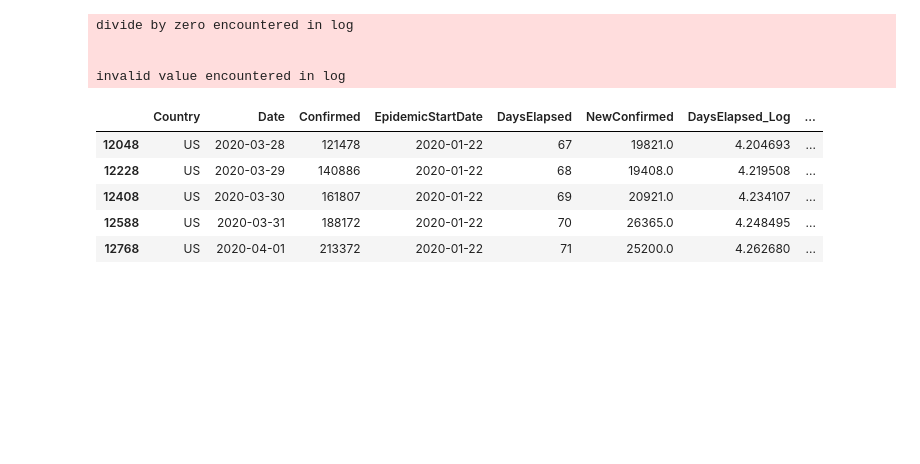
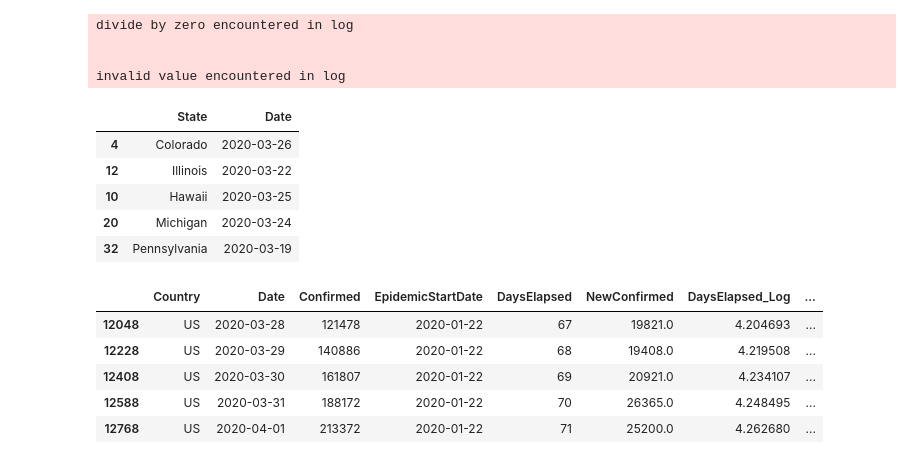
Before and after one commit to ishaandey/covid-19, a Jupyter notebook: covid_viz.ipynb, the cells around one changed output. Saved outputs shown, nothing was run; the diff lists cells and outputs as text; code cells hidden in the pictures; blank space fills up the shorter version.

Commit message:
Added containment measures by state to visuals

```diff
--- a/covid_viz.ipynb
+++ b/covid_viz.ipynb
@@ -38,6 +43,18 @@ divide by zero encountered in log
 
 
 invalid value encountered in log
+# %%
+containment = pd.read_csv('containment.txt')
+containment.columns = ['State', 'Date']
+containment = containment.sort_values(by='Date').groupby(by='State').agg('last').reset_index()
+containment.sample(5)
+# %% [output]
+|  | State | Date |
+| 4 | Colorado | 2020-03-26 |
+| 12 | Illinois | 2020-03-22 |
+| 10 | Hawaii | 2020-03-25 |
+| 20 | Michigan | 2020-03-24 |
+| 32 | Pennsylvania | 2020-03-19 |
 # %%
 df_country[df_country.Country=='US'].tail()
 # %% [output]
```
Also changed, not shown: parts of 8 cells of this notebook, 2 other files.
